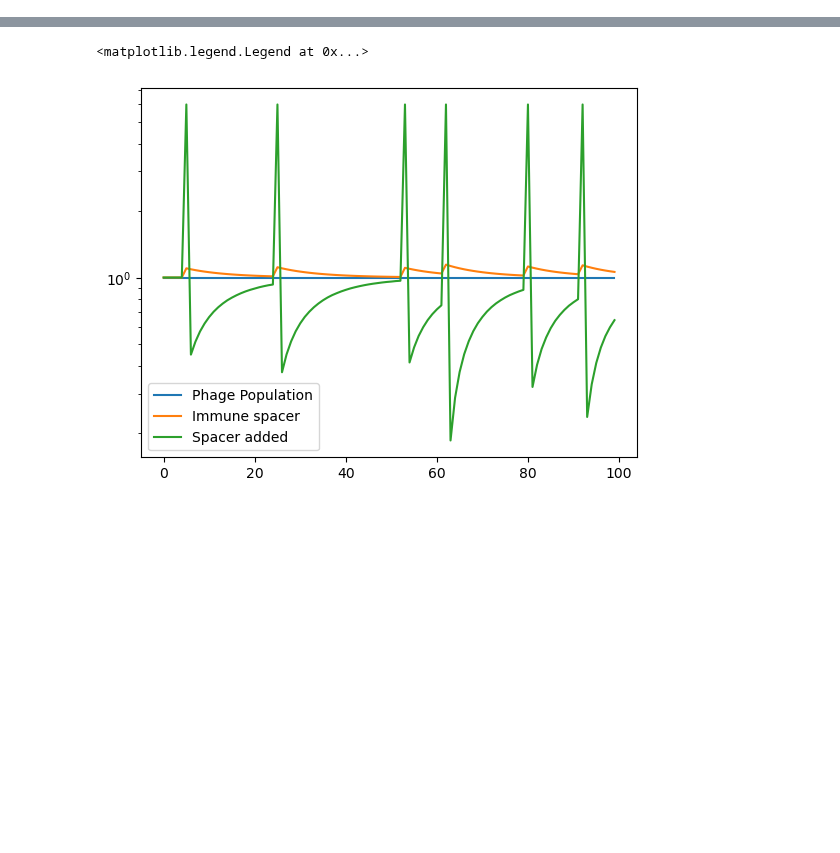
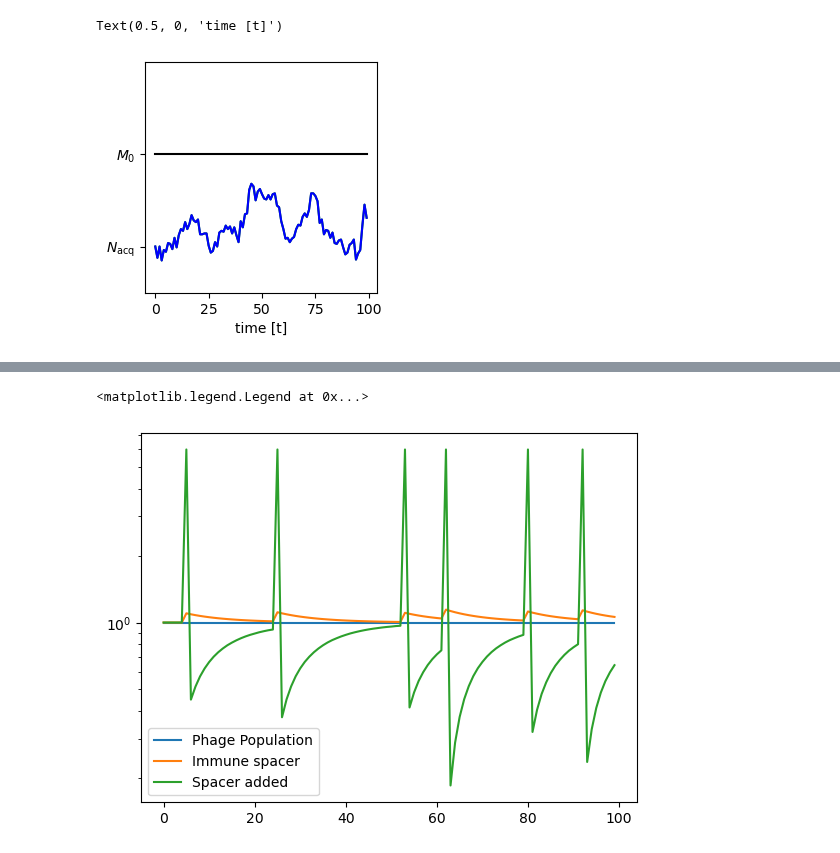
Before and after one commit to zhizhang1445/CRISPR_Sim, a Jupyter notebook: Unittest/HGTevents.ipynb, the cells around one changed output, grey strips where cells are left out. Saved outputs shown, nothing was run; the diff lists cells and outputs as text; code cells hidden in the pictures; blank space fills up the shorter version.

```diff
--- a/Unittest/HGTevents.ipynb
+++ b/Unittest/HGTevents.ipynb
@@ -117,0 +121,15 @@ Text(0.5, 0, 'Time [s]')
+# %%
+plt.figure(figsize=[3, 3])
+# plt.plot(time, N_data/N_data[0], label = r"Phage Population $N$")
+plt.plot(time, Nh_data/Nh_data[0] + 1, label = r"Immune Spacer Number $M$", color = "black")
+plt.plot(time, to_add_data/to_add_data[0], label = r"Spacer Acquired at Timestep $\partial_t N_h$", color = "green")
+plt.plot(time, to_remove_data/to_remove_data[0], label = r"Spacer Acquired at Timestep $\partial_t N_h$", color = "Blue")
+# plt.yscale("log")
+# plt.legend()
+# plt.ylabel("Ratio relative to the starting quantity")
+plt.yticks([2, 1], [r'$M_0$', r'$N_{\text{acq}}$'])
+plt.ylim(0.5, 3)
+plt.xlabel("time [t]")
+# %% [output]
+Text(0.5, 0, 'time [t]')
+[figure, added]
```
Also changed, not shown: parts of 13 cells of this notebook, 6 other files.
